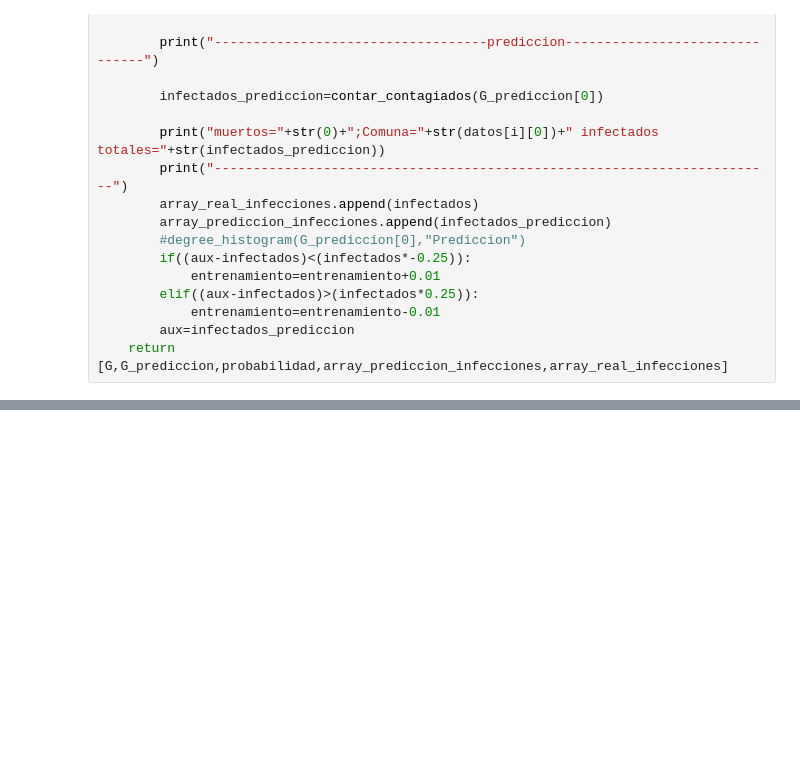
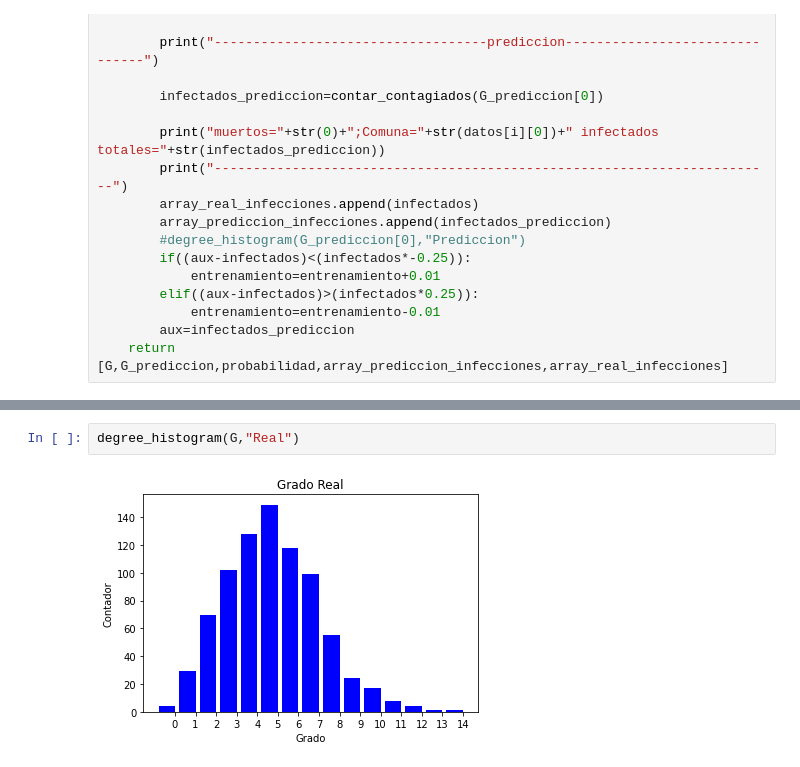
Before and after one commit to brandi003/bd3, a Jupyter notebook: BD_proy2.ipynb, the cells around one changed output, grey strips where cells are left out. Drawn from its saved outputs; the diff is of its cells as text; blank space fills up the shorter version.

```diff
--- a/BD_proy2.ipynb
+++ b/BD_proy2.ipynb
@@ -362,0 +372,4 @@ nx.closeness_centrality(G)
+# %%
+degree_histogram(G,"Real")
+# %% [output]
+[figure, added]
```
Also changed, not shown: parts of 19 cells of this notebook.
